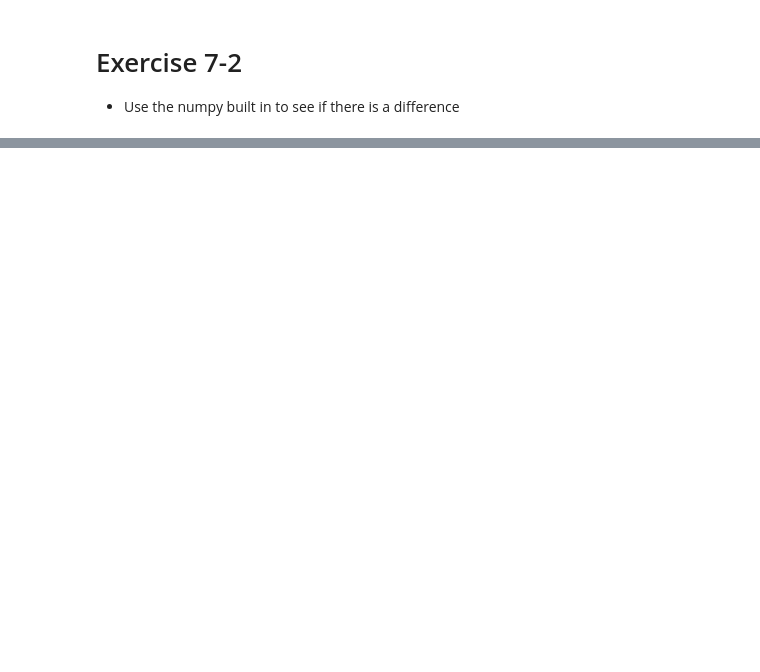
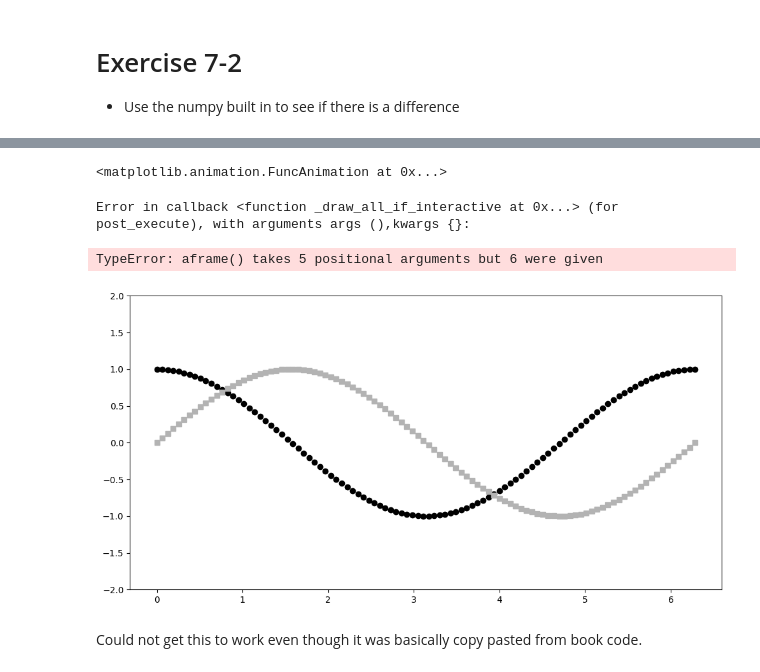
Before and after one commit to Amertz08/python-learnings, a Jupyter notebook: practical-linear-algebra/ch7_exercises.ipynb, the cells around one changed output, grey strips where cells are left out. Cells and saved outputs as stored; diff of their text form; code cells hidden in the pictures; blank space fills up the shorter version.

```diff
--- a/practical-linear-algebra/ch7_exercises.ipynb
+++ b/practical-linear-algebra/ch7_exercises.ipynb
@@ -79,0 +107,46 @@ array([[ 0.00000000e+00, -4.17235953e-01, -2.71771178e-01,
+# %%
+# function to draw the plots
+def aframe(ph, y1, y2, plt1, plt2):
+
+  # create the transformation matrix
+  T = np.array([ [  1-ph/3,0 ],
+                 [  0,ph   ] ])
+
+  # apply the transformation to the points using matrix multiplication
+  P1 = T@y1
+  P2 = T@y2
+
+  # update the lower/upper lines
+  plt1.set_xdata(P1[0,:])
+  plt1.set_ydata(P1[1,:])
+
+  plt2.set_xdata(P2[0,:])
+  plt2.set_ydata(P2[1,:])
+
+  # export the plot handles
+  return (plt1,plt2)
+# %%
+# define XY points
+th = np.linspace(0,2*np.pi,100) # th = theta (angles)
+Y1 = np.vstack((th,np.cos(th)))
+Y2 = np.vstack((th,np.sin(th)))
+
+
+# setup figure
+fig,ax = plt.subplots(1,figsize=(12,6))
+
+plth1, = ax.plot(Y1[0,:],Y1[1,:],'ko')
+plth2, = ax.plot(Y2[0,:],Y2[1,:],'s',color=[.7,.7,.7])
+ax.set_ylim([-2,2])
+
+
+# define phases and run animation
+phi = 1-np.linspace(-1,1-1/40,40)**2
+animation.FuncAnimation(fig, aframe,phi, fargs=(phi, Y1, Y2,plth1,plth2), interval=50, repeat=True)
+# %% [output]
+<matplotlib.animation.FuncAnimation at 0x...>
+Error in callback <function _draw_all_if_interactive at 0x...> (for post_execute), with arguments args (),kwargs {}:
+TypeError: aframe() takes 5 positional arguments but 6 were given
+[figure, added]
+# %% [markdown]
+Could not get this to work even though it was basically copy pasted from book code.
```
Also changed, not shown: parts of 10 cells of this notebook.
